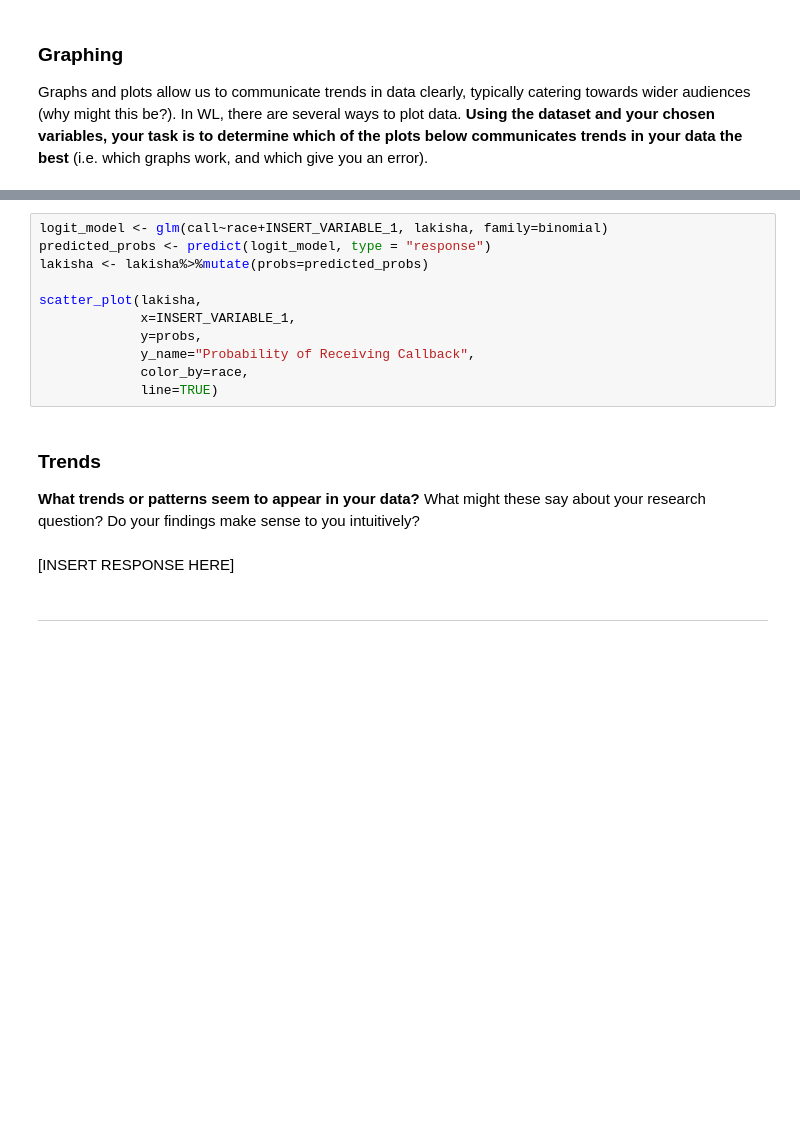
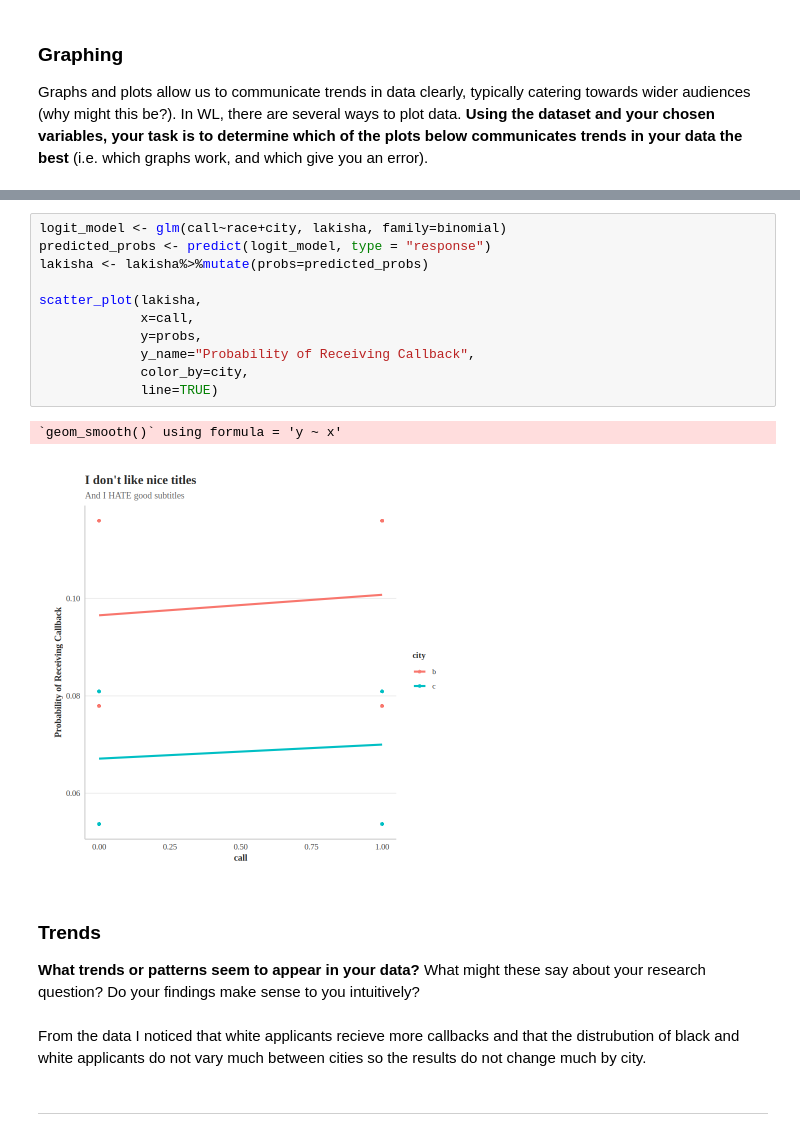
Before and after one commit to toribioandrew23/Unit0, a Jupyter notebook: ApResearchCT_SS.ipynb, the cells around one changed output, grey strips where cells are left out. Drawn from its saved outputs; the diff is of its cells as text; blank space fills up the shorter version.

Commit message:
Final Draft for Lakisha

```diff
--- a/ApResearchCT_SS.ipynb
+++ b/ApResearchCT_SS.ipynb
@@ -167,21 +165,24 @@ column_plot(lakisha,
 # %%
-logit_model <- glm(call~race+INSERT_VARIABLE_1, lakisha, family=binomial)
+logit_model <- glm(call~race+city, lakisha, family=binomial)
 predicted_probs <- predict(logit_model, type = "response")
 lakisha <- lakisha%>%mutate(probs=predicted_probs)
 
 scatter_plot(lakisha,
-             x=INSERT_VARIABLE_1,
+             x=call,
              y=probs,
              y_name="Probability of Receiving Callback",
-             color_by=race,
+             color_by=city,
              line=TRUE)
+# %% [output]
+`geom_smooth()` using formula = 'y ~ x'
+[figure, added]
 # %% [markdown]
 ### Trends
 
 
 **What trends or patterns seem to appear in your data?** What might these say about your research question? Do your findings make sense to you intuitively?
-# %% [markdown]
-[INSERT RESPONSE HERE]
+# %% [markdown]
+From the data I noticed that white applicants recieve more callbacks and that the distrubution of black and white applicants do not vary much between cities so the results do not change much by city.
 # %% [markdown]
 
 
```
Also changed, not shown: parts of 17 cells of this notebook.
